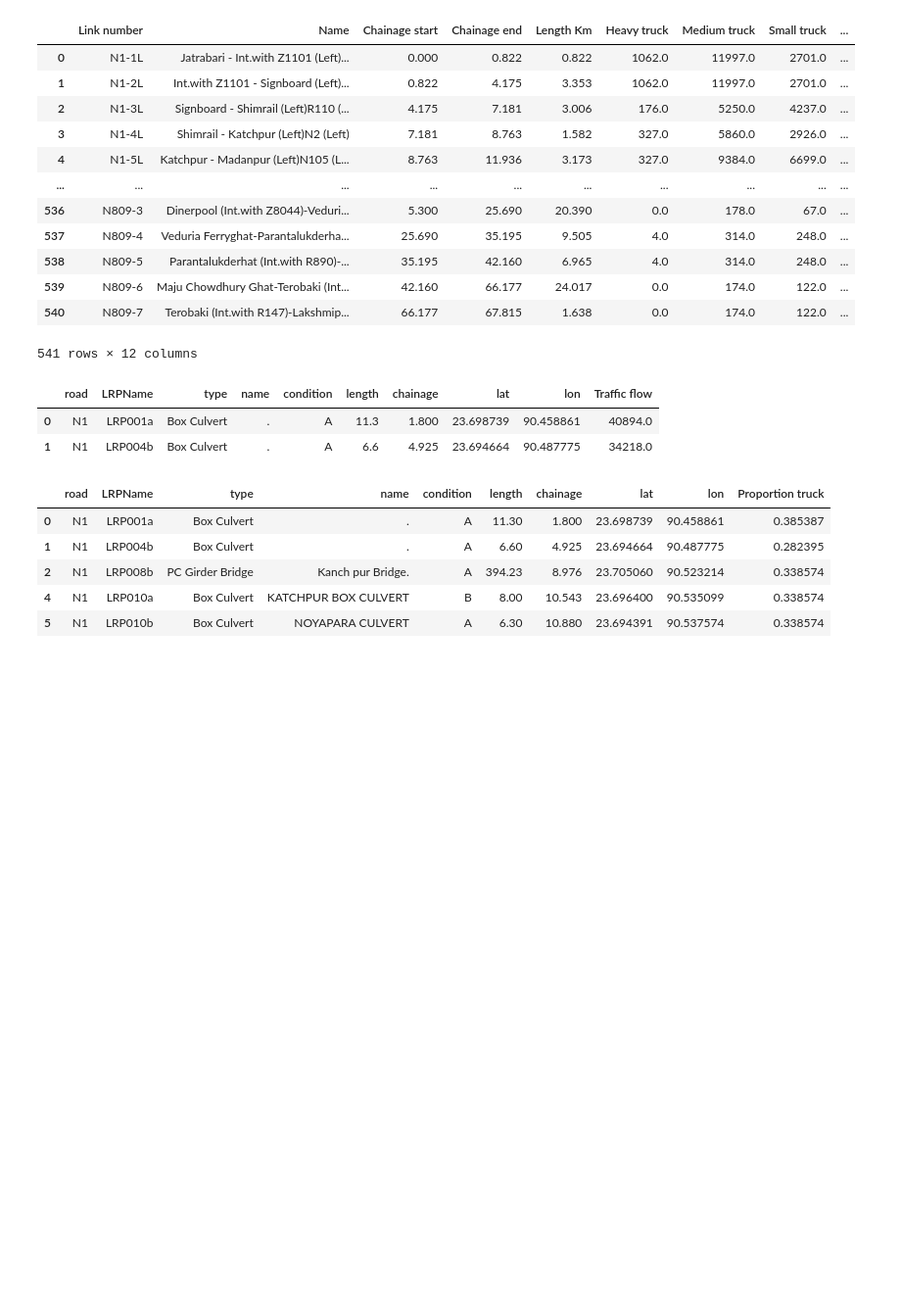
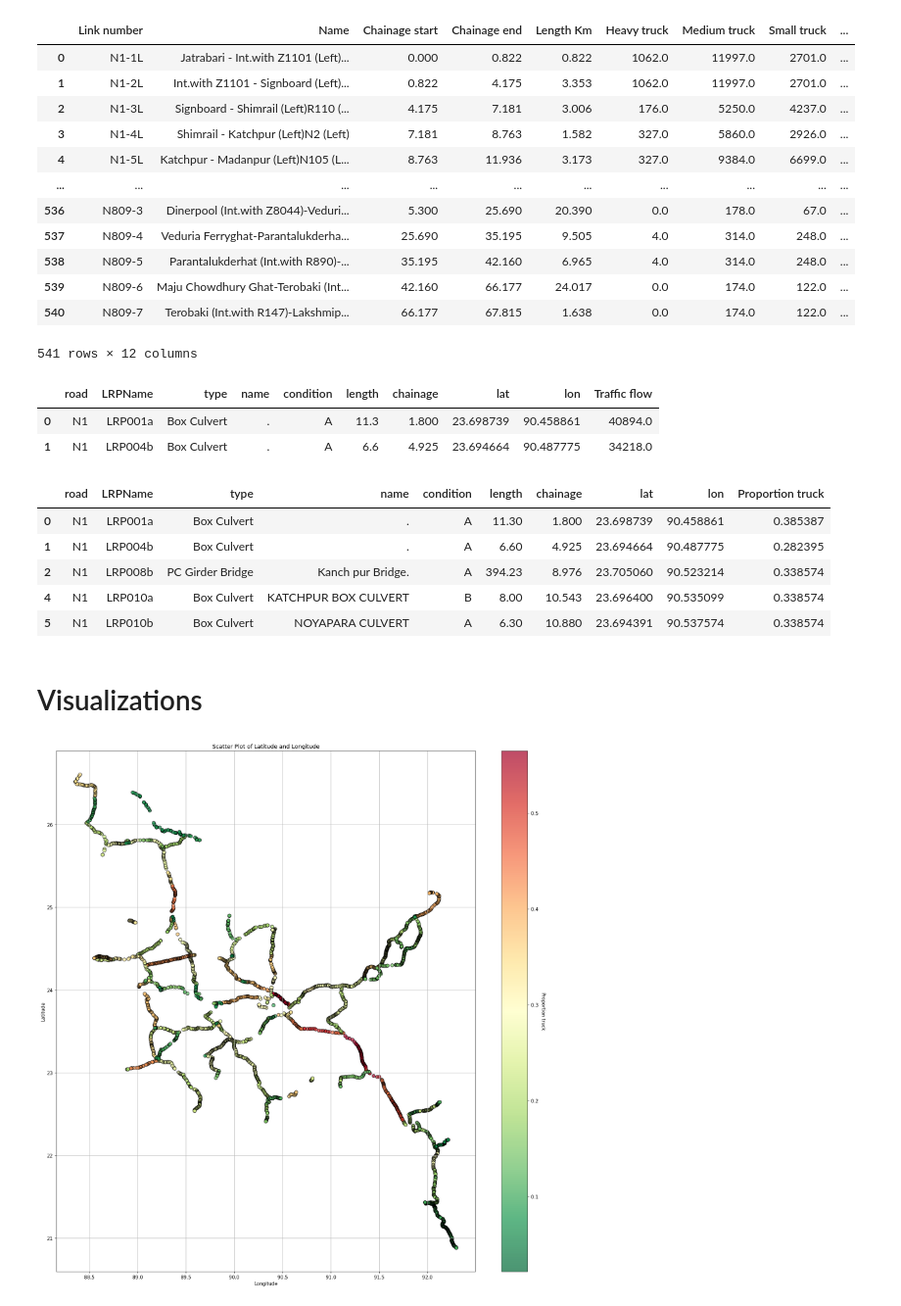
Before and after one commit to roydonders/EPA113a-Lab, a Jupyter notebook: EPA1352-G01-A4/notebook/assignment4.ipynb, the cells around one changed output. Shown at 98% size. Saved outputs shown, nothing was run; the diff lists cells and outputs as text; code cells hidden in the pictures; blank space fills up the shorter version.

Commit message:
Added some plots

```diff
--- a/EPA1352-G01-A4/notebook/assignment4.ipynb
+++ b/EPA1352-G01-A4/notebook/assignment4.ipynb
@@ -455,3 +456,27 @@ bmms6.head(5)
 | 5 | N1 | LRP010b | Box Culvert | NOYAPARA CULVERT | A | 6.30 | 10.880 | 23.694391 | 90.537574 | 0.338574 |
 # %%
 #bmms6.to_csv('bmms_with_traffic_flow1.csv')
+# %% [markdown]
+# Visualizations
+# %%
+def plot_road(df, size=7, s=50):
+    x = df['lon']
+    y = df['lat']
+    c = df['Proportion truck']  # Color based on 'Proportion truck' metric
+
+    fig, ax = plt.subplots(figsize=(size, size), dpi=110)
+    sc = ax.scatter(x, y, s=s, c=c, cmap='RdYlGn_r', edgecolor='k', alpha=0.7)
+
+    # Add color bar
+    cbar = plt.colorbar(sc, ax=ax)
+    cbar.set_label('Proportion truck', rotation=270, labelpad=15)
+
+    plt.title('Scatter Plot of Latitude and Longitude')
+    plt.xlabel('Longitude')
+    plt.ylabel('Latitude')
+    plt.grid(True)
+    plt.show()
+# %%
+plot_road(bmms6,20)
+# %% [output]
+[figure, added]
```
Also changed, not shown: parts of 9 cells of this notebook.
